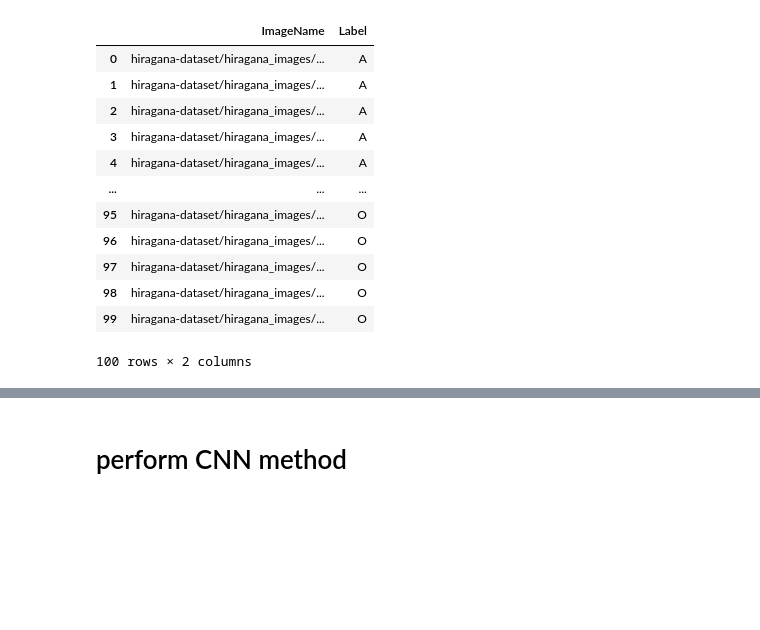
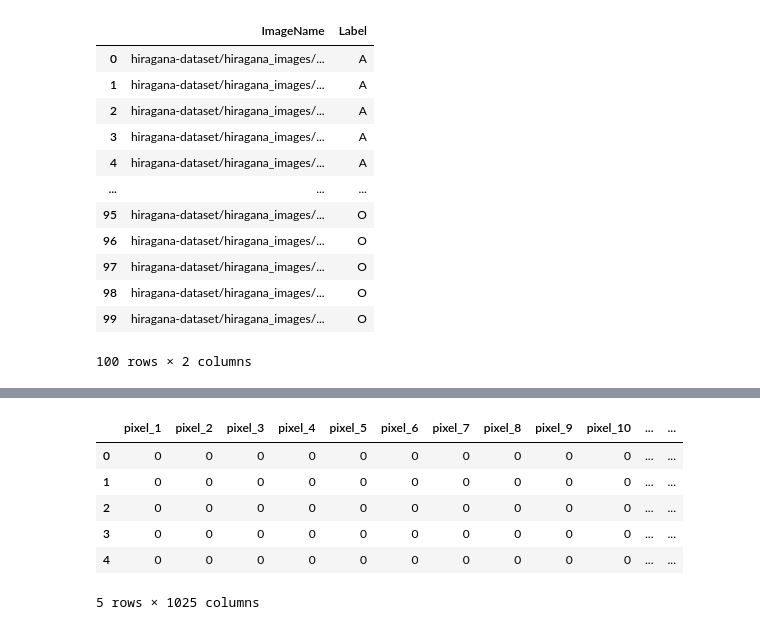
Before and after one commit to kyleoneil/MLProjs, a Jupyter notebook: hiragana_ocr_translation/machine_lerler.ipynb, the cells around one changed output, grey strips where cells are left out. Cells and saved outputs as stored; diff of their text form; code cells hidden in the pictures; blank space fills up the shorter version.

```diff
--- a/hiragana_ocr_translation/machine_lerler.ipynb
+++ b/hiragana_ocr_translation/machine_lerler.ipynb
@@ -139,2 +154,0 @@ for i in range(5):
-# %% [markdown]
-# perform CNN method
@@ -153,24 +155,25 @@ X_train, X_test, y_train, y_test = train_test_split(X, y, test_size=0.2, random_
-# %%
-import tensorflow as tf
-from sklearn.preprocessing import LabelEncoder
-
-images = images.reshape(images.shape[0], 64, 64, 1)  # reshape for CNN input
-# Normalize the images
-images = images / 255.0
-# Encode labels to integers
-label_encoder = LabelEncoder()
-cnn_label = label_encoder.fit_transform(labels)
-cnn_label = np.array(cnn_label)
-
-# Convert to tf.data.Dataset
-dataset = tf.data.Dataset.from_tensor_slices((images, labels))
-# Split the dataset into training and validation sets
-train_size = int(0.8 * len(images))
-val_size = len(images) - train_size
-train_dataset = dataset.take(train_size)
-val_dataset = dataset.skip(train_size)
-# Shuffle and batch the datasets
-batch_size = 32
-
-train_dataset = train_dataset.shuffle(buffer_size=train_size).batch(batch_size).prefetch(buffer_size=tf.data.AUTOTUNE)
-val_dataset = val_dataset.batch(batch_size).prefetch(buffer_size=tf.data.AUTOTUNE)
+# %%
+flat_images = images.reshape((images.shape[0], -1))
+
+# Create column names for the pixel values
+pixel_columns = [f'pixel_{i+1}' for i in range(flat_images.shape[1])]
+
+# Create the DataFrame
+df = pd.DataFrame(flat_images, columns=pixel_columns)
+df['label'] = labels
+
+
+label_encoder = LabelEncoder()
+y_numeric = label_encoder.fit_transform(df['label'])
+
+
+# Display the DataFrame
+df.head()
+# %% [output]
+|  | pixel_1 | pixel_2 | pixel_3 | pixel_4 | pixel_5 | pixel_6 | pixel_7 | pixel_8 | pixel_9 | pixel_10 | ... | ... |
+| 0 | 0 | 0 | 0 | 0 | 0 | 0 | 0 | 0 | 0 | 0 | ... | ... |
+| 1 | 0 | 0 | 0 | 0 | 0 | 0 | 0 | 0 | 0 | 0 | ... | ... |
+| 2 | 0 | 0 | 0 | 0 | 0 | 0 | 0 | 0 | 0 | 0 | ... | ... |
+| 3 | 0 | 0 | 0 | 0 | 0 | 0 | 0 | 0 | 0 | 0 | ... | ... |
+| 4 | 0 | 0 | 0 | 0 | 0 | 0 | 0 | 0 | 0 | 0 | ... | ... |
+5 rows × 1025 columns
```
Also changed, not shown: parts of 7 cells of this notebook, 1 other file.
